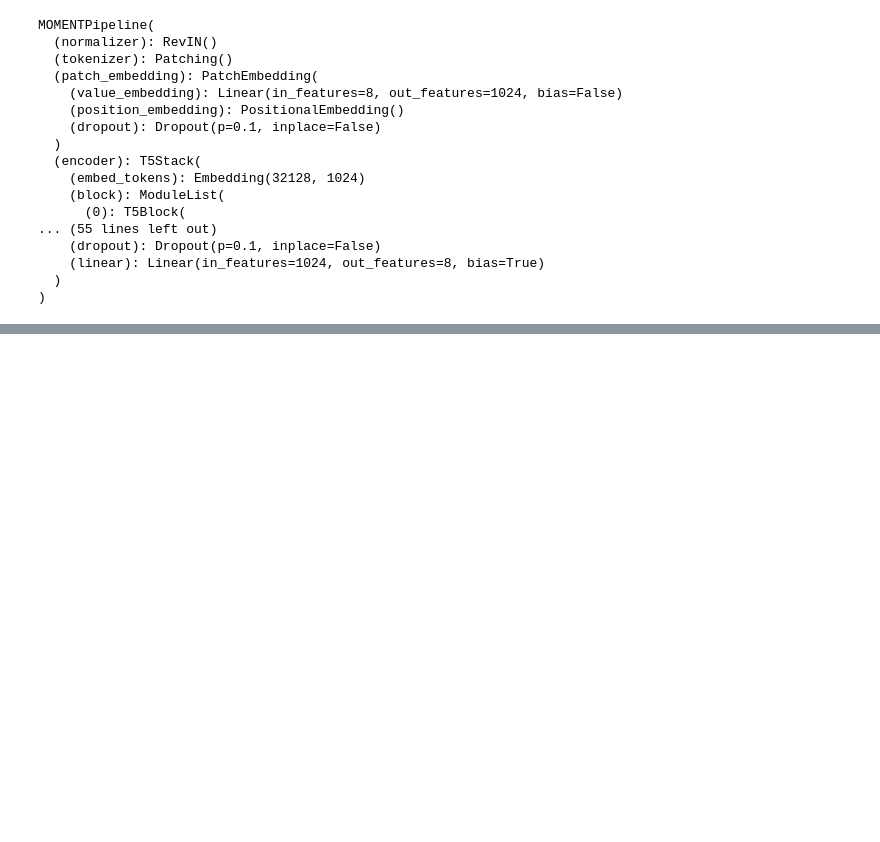
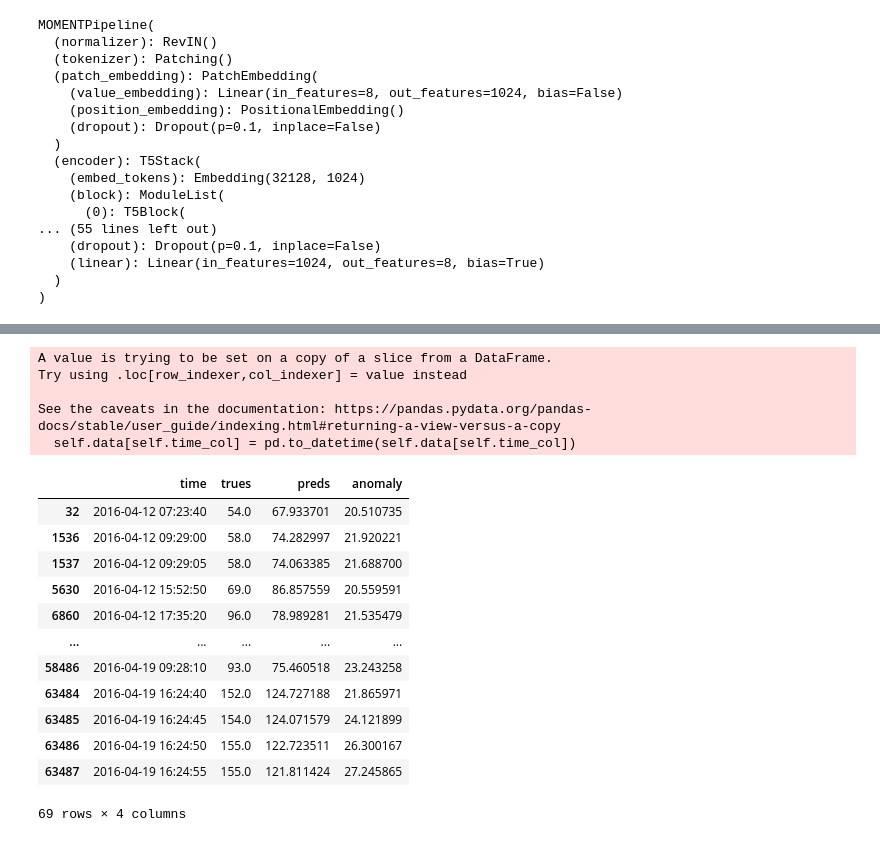
Before and after one commit to claudia-liauw/health-app, a Jupyter notebook: notebooks/1_model.ipynb, the cells around one changed output, grey strips where cells are left out. Cells and saved outputs as stored; diff of their text form; code cells hidden in the pictures; blank space fills up the shorter version.

```diff
--- a/notebooks/1_model.ipynb
+++ b/notebooks/1_model.ipynb
@@ -139,0 +206,39 @@ plt.plot(anomaly_score)
+# %%
+def get_anomalies(data, model, anomaly_thresh=20):
+    dataset = TimeSeriesDataset(data)
+    batch_size = dataset.__len__() - 1
+    dataloader = DataLoader(dataset, batch_size=batch_size, drop_last=True)
+    x, mask = next(iter(dataloader))
+    x = x[:, None, :]
+
+    with torch.no_grad():
+        output = model(x_enc=x, input_mask=mask)
+
+    preds = output.reconstruction.squeeze().numpy().flatten()
+    trues = x.squeeze().numpy().flatten()
+    anomaly_scores = np.abs(trues - preds) / preds * 100
+
+    anomalies = pd.DataFrame({'time': dataset.times[:len(trues)],
+                              'trues': trues, 'preds': preds, 'anomaly': anomaly_scores})
+    return anomalies.query("anomaly > @anomaly_thresh")
+# %%
+get_anomalies(hr, model)
+# %% [output]
+A value is trying to be set on a copy of a slice from a DataFrame.
+Try using .loc[row_indexer,col_indexer] = value instead
+
+See the caveats in the documentation: https://pandas.pydata.org/pandas-docs/stable/user_guide/indexing.html#returning-a-view-versus-a-copy
+  self.data[self.time_col] = pd.to_datetime(self.data[self.time_col])
+|  | time | trues | preds | anomaly |
+| 32 | 2016-04-12 07:23:40 | 54.0 | 67.933701 | 20.510735 |
+| 1536 | 2016-04-12 09:29:00 | 58.0 | 74.282997 | 21.920221 |
+| 1537 | 2016-04-12 09:29:05 | 58.0 | 74.063385 | 21.688700 |
+| 5630 | 2016-04-12 15:52:50 | 69.0 | 86.857559 | 20.559591 |
+| 6860 | 2016-04-12 17:35:20 | 96.0 | 78.989281 | 21.535479 |
+| ... | ... | ... | ... | ... |
+| 58486 | 2016-04-19 09:28:10 | 93.0 | 75.460518 | 23.243258 |
+| 63484 | 2016-04-19 16:24:40 | 152.0 | 124.727188 | 21.865971 |
+| 63485 | 2016-04-19 16:24:45 | 154.0 | 124.071579 | 24.121899 |
+| 63486 | 2016-04-19 16:24:50 | 155.0 | 122.723511 | 26.300167 |
+| 63487 | 2016-04-19 16:24:55 | 155.0 | 121.811424 | 27.245865 |
+69 rows × 4 columns
```
Also changed, not shown: parts of 14 cells of this notebook.
